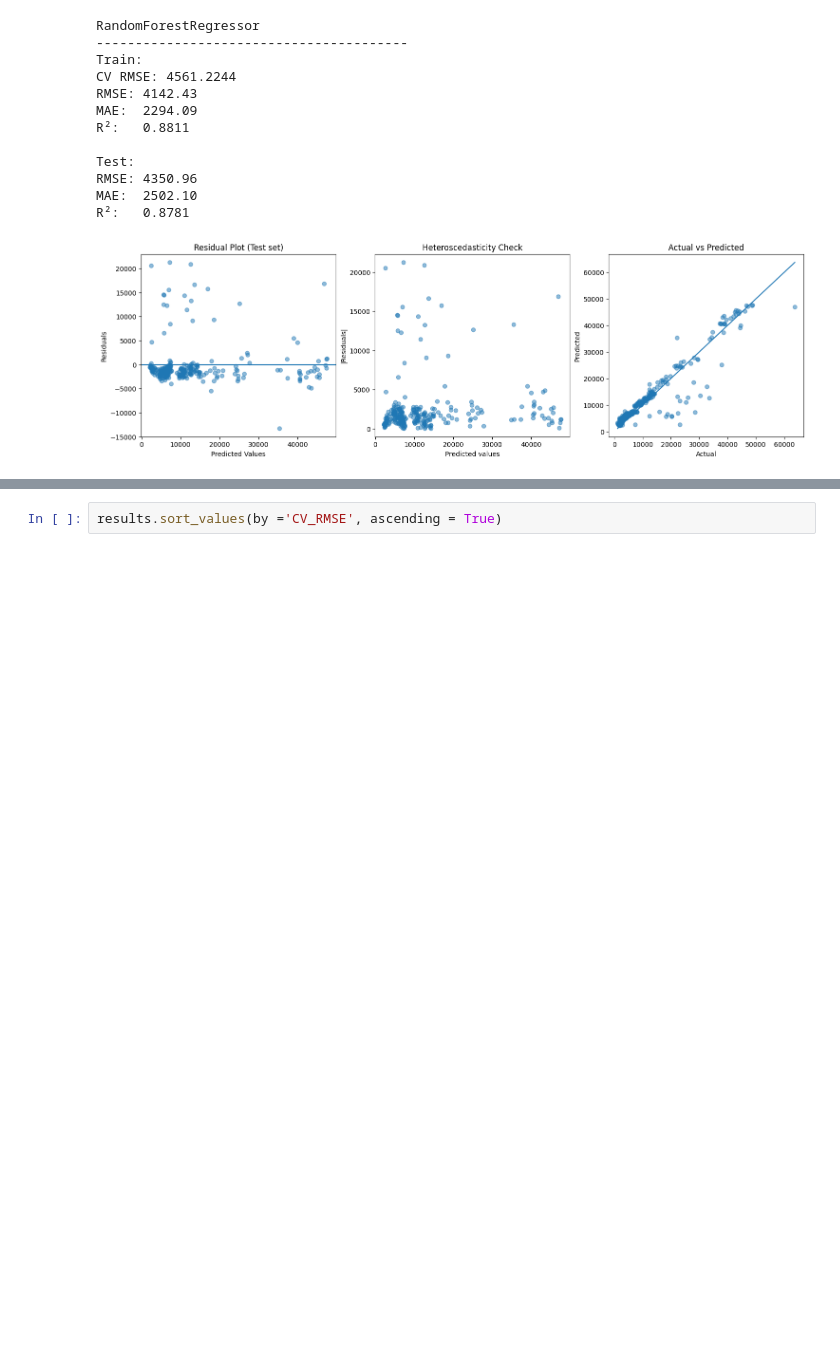
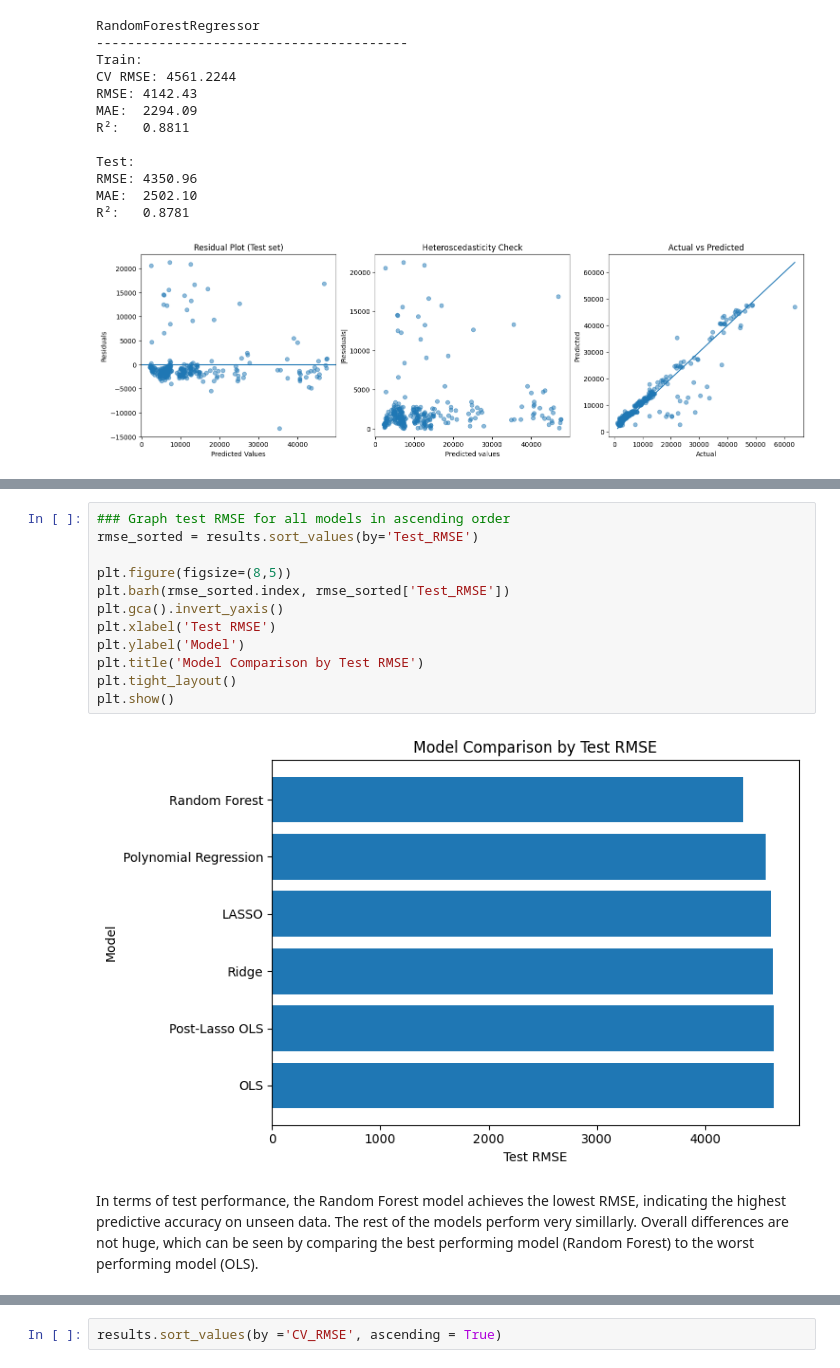
Before and after one commit to NikifBi/Medical_Costs_Regression_Analysis, a Jupyter notebook: Medical Costs.ipynb, the cells around one changed output, grey strips where cells are left out. Drawn from its saved outputs; the diff is of its cells as text; blank space fills up the shorter version.

Commit message:
Analysis of Test_RMSE

```diff
--- a/Medical Costs.ipynb
+++ b/Medical Costs.ipynb
@@ -1667,0 +1680,16 @@ results
+# %%
+### Graph test RMSE for all models in ascending order
+rmse_sorted = results.sort_values(by='Test_RMSE')
+
+plt.figure(figsize=(8,5))
+plt.barh(rmse_sorted.index, rmse_sorted['Test_RMSE'])
+plt.gca().invert_yaxis()
+plt.xlabel('Test RMSE')
+plt.ylabel('Model')
+plt.title('Model Comparison by Test RMSE')
+plt.tight_layout()
+plt.show()
+# %% [output]
+[figure, added]
+# %% [markdown]
+In terms of test performance, the Random Forest model achieves the lowest RMSE, indicating the highest predictive accuracy on unseen data. The rest of the models perform very simillarly. Overall differences are not huge, which can be seen by comparing the best performing model (Random Forest) to the worst performing model (OLS).
```
Also changed, not shown: parts of 19 cells of this notebook.
